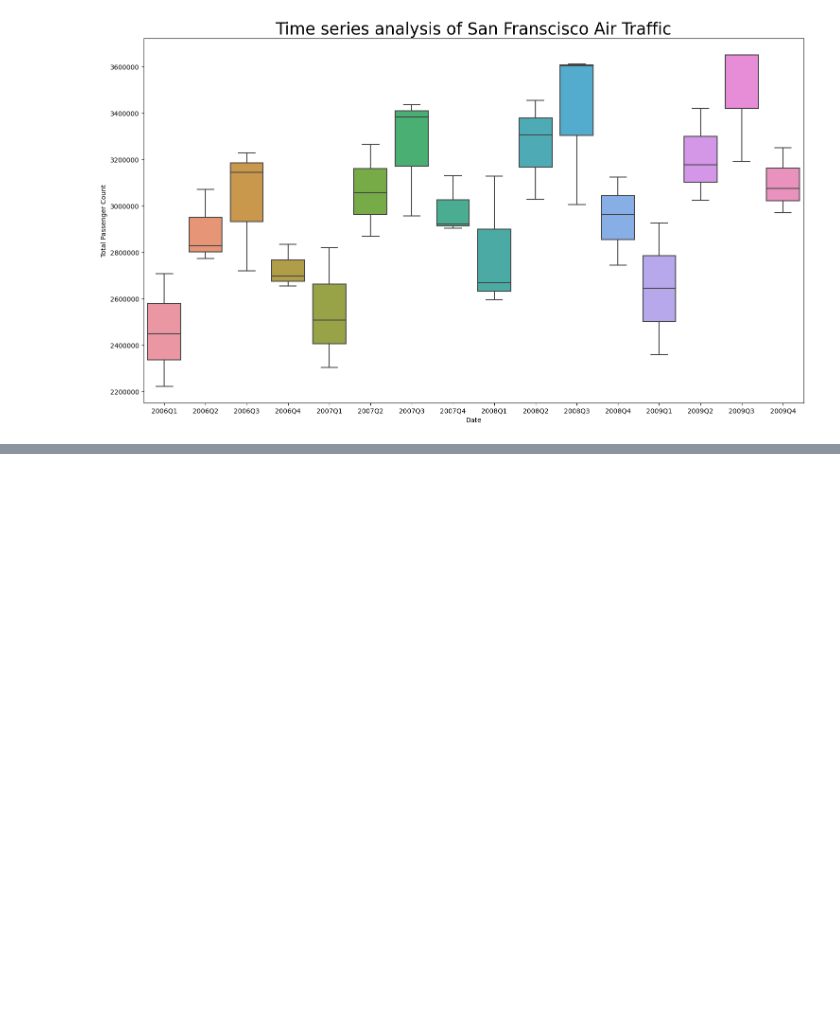
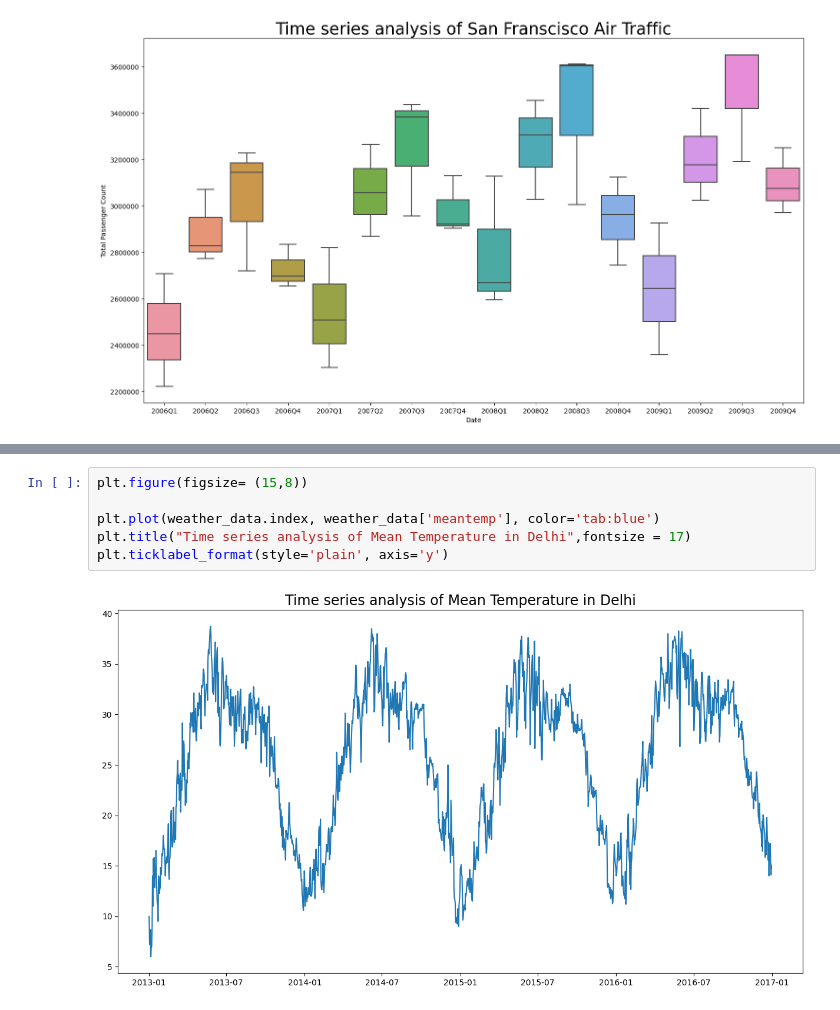
Before and after one commit to yastiaisyah/AnalisisDataForensik, a Jupyter notebook: CH7.ipynb, the cells around one changed output, grey strips where cells are left out. Cells and saved outputs as stored; diff of their text form; blank space fills up the shorter version.

```diff
--- a/CH7.ipynb
+++ b/CH7.ipynb
@@ -91,0 +167,8 @@ plt.ticklabel_format(style='plain', axis='y')
+# %%
+plt.figure(figsize= (15,8))
+
+plt.plot(weather_data.index, weather_data['meantemp'], color='tab:blue')
+plt.title("Time series analysis of Mean Temperature in Delhi",fontsize = 17)
+plt.ticklabel_format(style='plain', axis='y')
+# %% [output]
+[figure, added]
```
Also changed, not shown: parts of 14 cells of this notebook.
